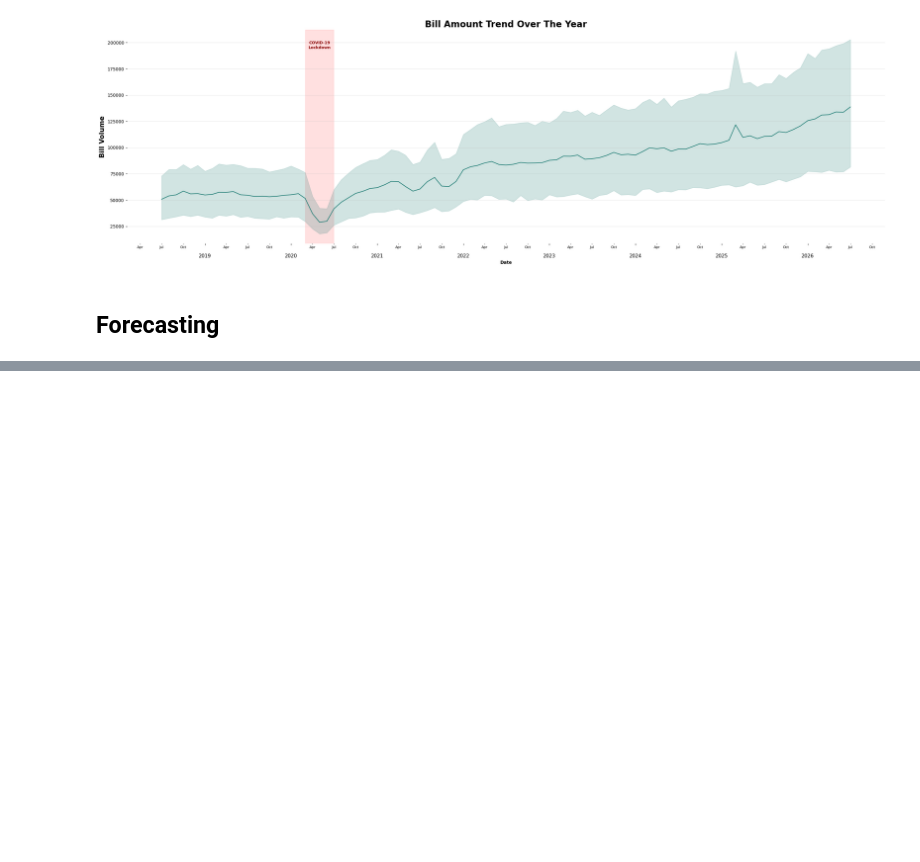
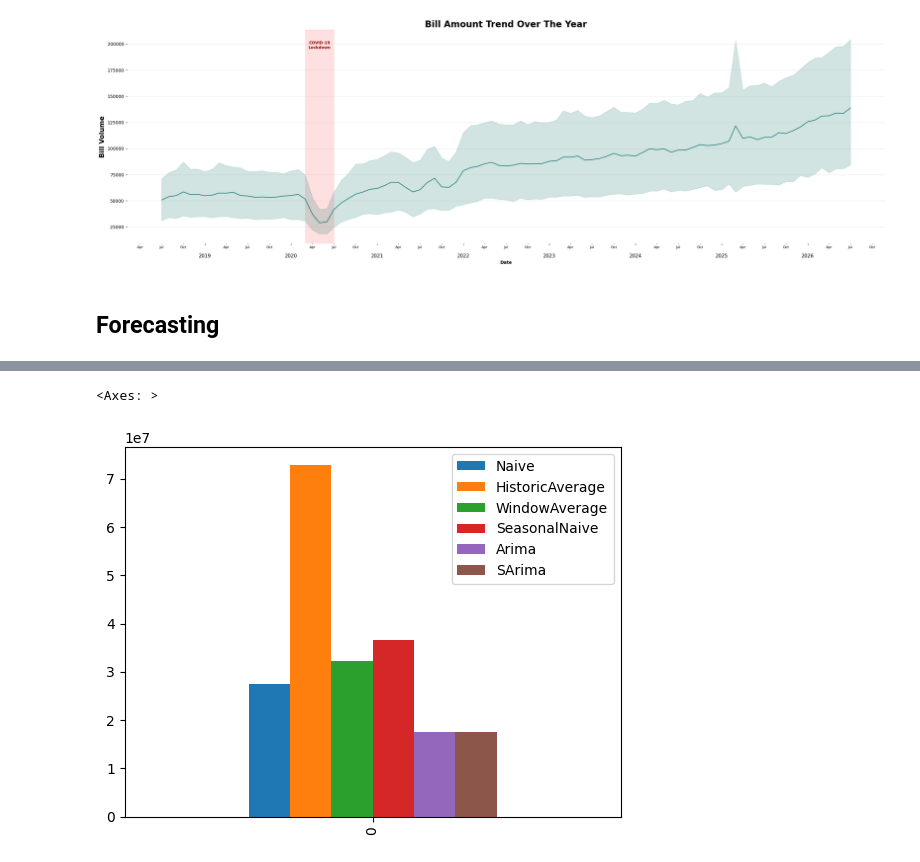
Before and after one commit to IamRaNo/india-logistics-hub-optimizer, a Jupyter notebook: jupyter notebooks/01_forecasting.ipynb, the cells around one changed output, grey strips where cells are left out. Drawn from its saved outputs; the diff is of its cells as text; code cells hidden in the pictures; blank space fills up the shorter version.

```diff
--- a/jupyter notebooks/01_forecasting.ipynb
+++ b/jupyter notebooks/01_forecasting.ipynb
@@ -241,0 +355,10 @@ plt.show()
+# %%
+evalution = evaluate(
+    evaluation_data.drop(columns = 'month'),
+    metrics=[mae],
+    target_col='bill_volume'
+)
+evalution.plot(kind='bar')
+# %% [output]
+<Axes: >
+[figure, added]
```
Also changed, not shown: parts of 18 cells of this notebook, 2 other files.
